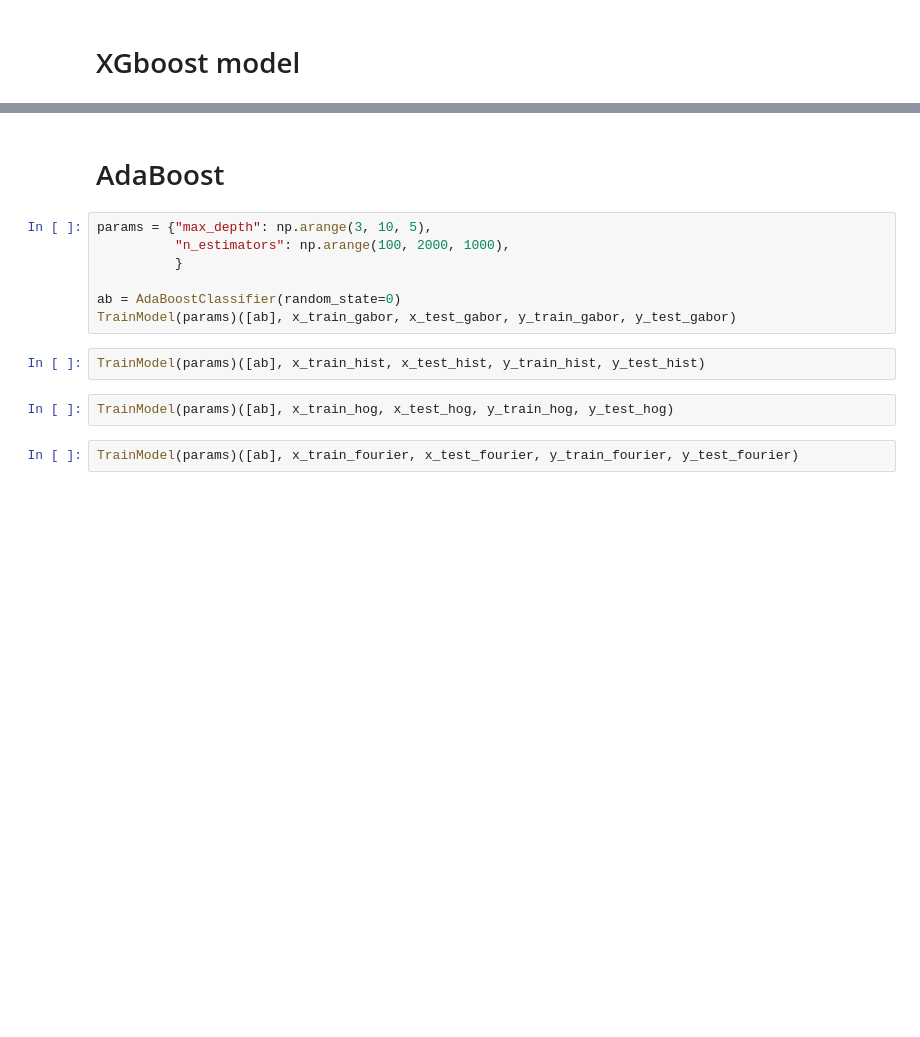
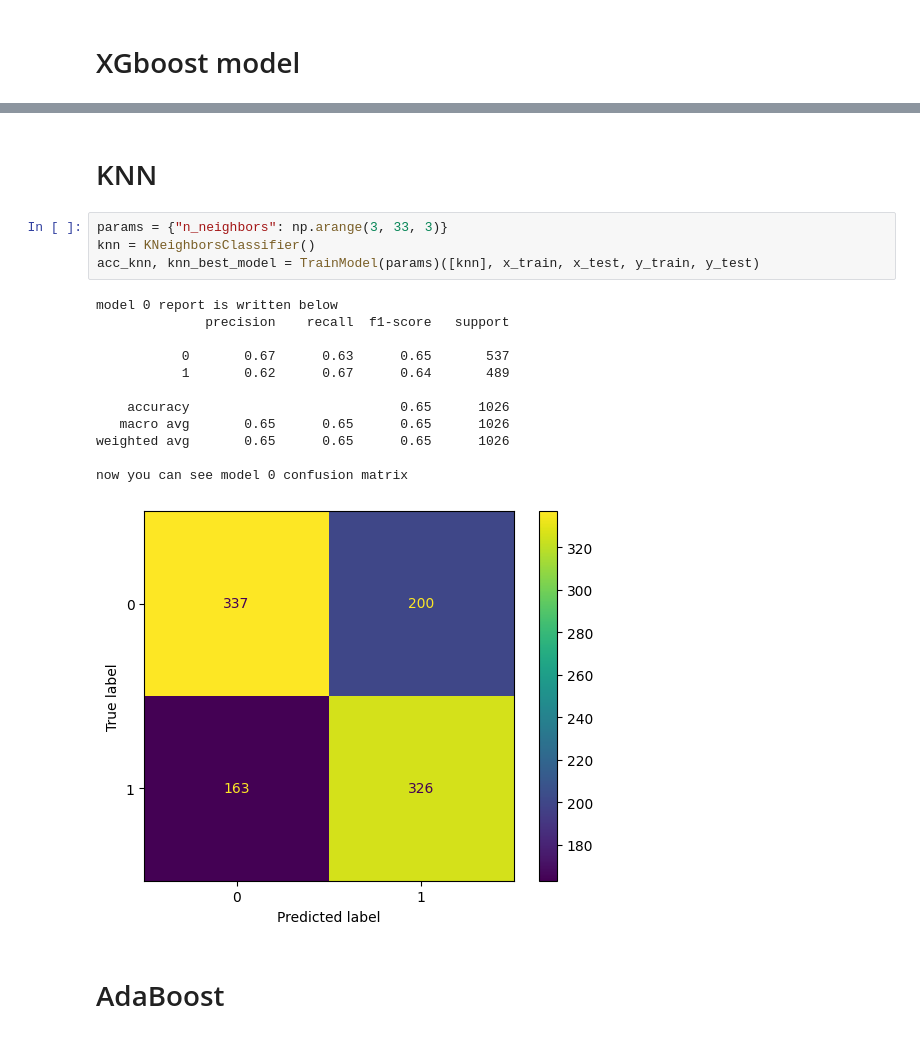
Before and after one commit to erfantbtb/generated_vs_real, a Jupyter notebook: classification.ipynb, the cells around one changed output, grey strips where cells are left out. Drawn from its saved outputs; the diff is of its cells as text; blank space fills up the shorter version.

```diff
--- a/classification.ipynb
+++ b/classification.ipynb
@@ -347,15 +316,21 @@ TrainModel(params)([gb], x_train_org, x_test_org, y_train_org, y_test_org)
+# %% [markdown]
+# KNN
+# %%
+params = {"n_neighbors": np.arange(3, 33, 3)}
+knn = KNeighborsClassifier()
+acc_knn, knn_best_model = TrainModel(params)([knn], x_train, x_test, y_train, y_test)
+# %% [output]
+model 0 report is written below
+              precision    recall  f1-score   support
+
+           0       0.67      0.63      0.65       537
+           1       0.62      0.67      0.64       489
+
+    accuracy                           0.65      1026
+   macro avg       0.65      0.65      0.65      1026
+weighted avg       0.65      0.65      0.65      1026
+
+now you can see model 0 confusion matrix
+[figure, added]
 # %% [markdown]
 # AdaBoost
-# %%
-params = {"max_depth": np.arange(3, 10, 5),
-          "n_estimators": np.arange(100, 2000, 1000),
-          }
-
-ab = AdaBoostClassifier(random_state=0)
-TrainModel(params)([ab], x_train_gabor, x_test_gabor, y_train_gabor, y_test_gabor)
-# %%
-TrainModel(params)([ab], x_train_hist, x_test_hist, y_train_hist, y_test_hist)
-# %%
-TrainModel(params)([ab], x_train_hog, x_test_hog, y_train_hog, y_test_hog)
-# %%
-TrainModel(params)([ab], x_train_fourier, x_test_fourier, y_train_fourier, y_test_fourier)
```
Also changed, not shown: parts of 98 cells of this notebook, 2 other files.
